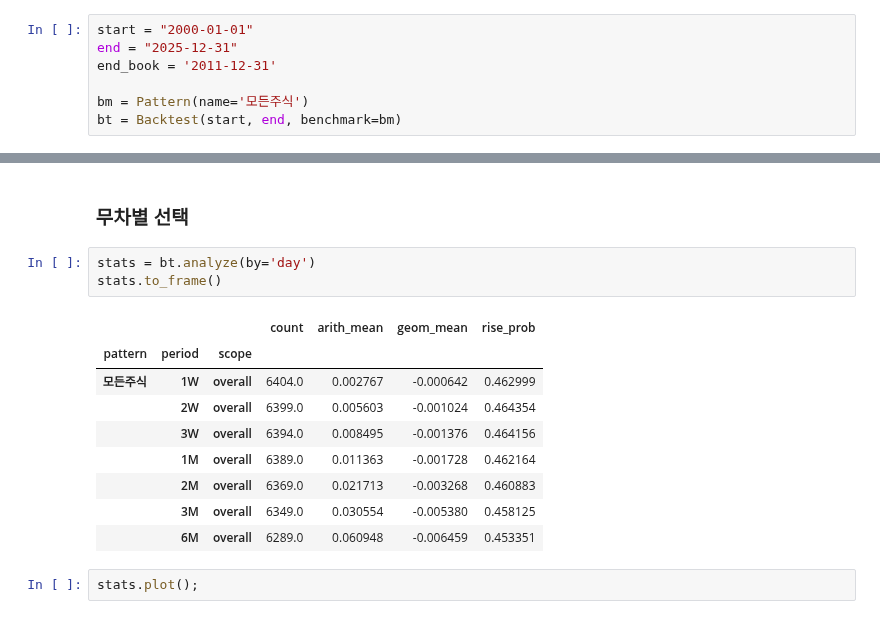
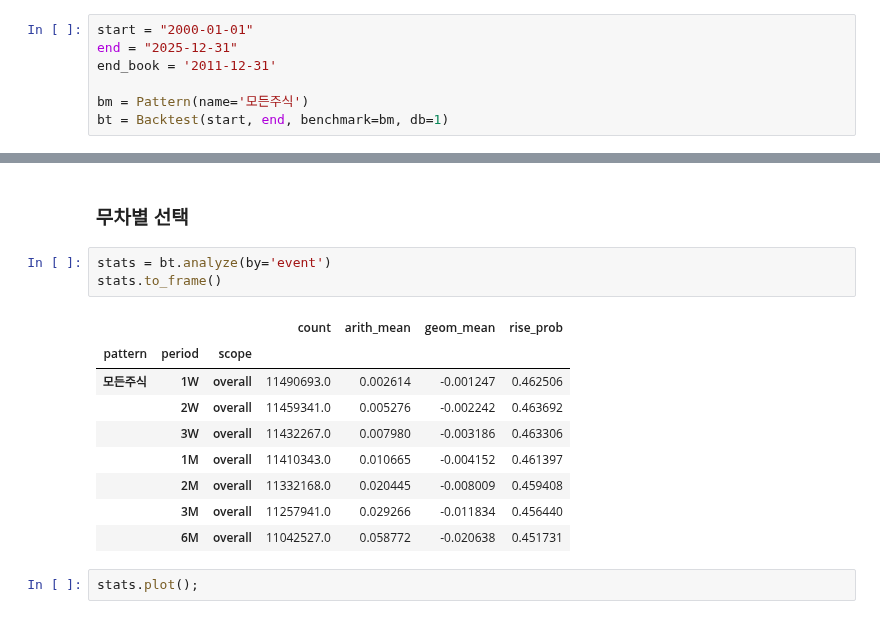
Before and after one commit to gem763/metricstudio, a Jupyter notebook: 실험 2026.03.08.ipynb, the cells around one changed output, grey strips where cells are left out. Drawn from its saved outputs; the diff is of its cells as text.

```diff
--- a/실험 2026.03.08.ipynb
+++ b/실험 2026.03.08.ipynb
@@ -12,24 +12,24 @@ end = "2025-12-31"
 end_book = '2011-12-31'
 
 bm = Pattern(name='모든주식')
-bt = Backtest(start, end, benchmark=bm)
+bt = Backtest(start, end, benchmark=bm, db=1)
 # %% [markdown]
 # 모든 주식
 # %% [markdown]
 ### 무차별 선택
 # %%
-stats = bt.analyze(by='day')
+stats = bt.analyze(by='event')
 stats.to_frame()
 # %% [output]
 |  |  |  | count | arith_mean | geom_mean | rise_prob |
 | pattern | period | scope |  |  |  |  |
-| 모든주식 | 1W | overall | 6404.0 | 0.002767 | -0.000642 | 0.462999 |
-|  | 2W | overall | 6399.0 | 0.005603 | -0.001024 | 0.464354 |
-|  | 3W | overall | 6394.0 | 0.008495 | -0.001376 | 0.464156 |
-|  | 1M | overall | 6389.0 | 0.011363 | -0.001728 | 0.462164 |
-|  | 2M | overall | 6369.0 | 0.021713 | -0.003268 | 0.460883 |
-|  | 3M | overall | 6349.0 | 0.030554 | -0.005380 | 0.458125 |
-|  | 6M | overall | 6289.0 | 0.060948 | -0.006459 | 0.453351 |
+| 모든주식 | 1W | overall | 11490693.0 | 0.002614 | -0.001247 | 0.462506 |
+|  | 2W | overall | 11459341.0 | 0.005276 | -0.002242 | 0.463692 |
+|  | 3W | overall | 11432267.0 | 0.007980 | -0.003186 | 0.463306 |
+|  | 1M | overall | 11410343.0 | 0.010665 | -0.004152 | 0.461397 |
+|  | 2M | overall | 11332168.0 | 0.020445 | -0.008009 | 0.459408 |
+|  | 3M | overall | 11257941.0 | 0.029266 | -0.011834 | 0.456440 |
+|  | 6M | overall | 11042527.0 | 0.058772 | -0.020638 | 0.451731 |
 # %%
 stats.plot();
 # %% [output]
```
Also changed, not shown: 13 other files.
